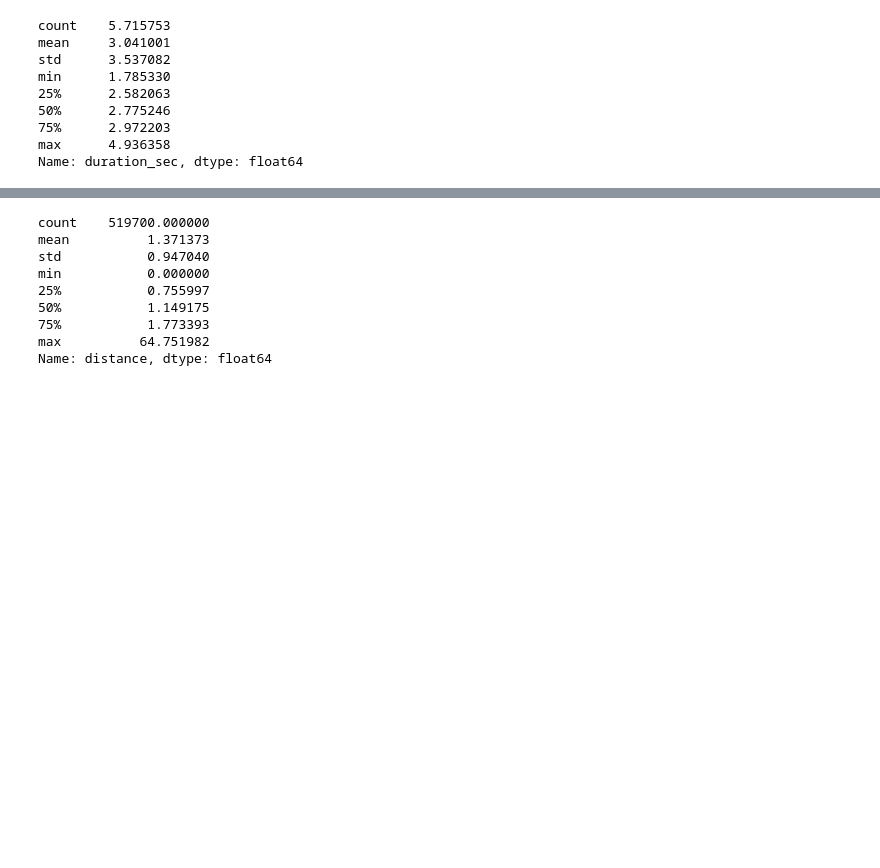
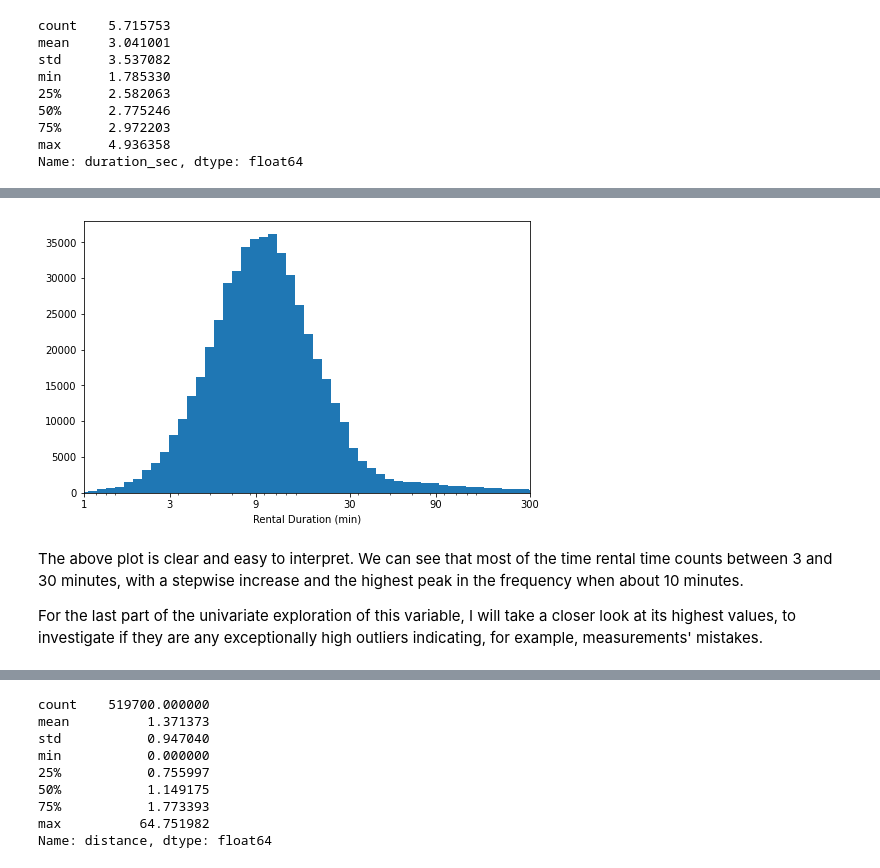
Before and after one commit to maggiekiraga/udacity-data-visualizations, a Jupyter notebook: exploratory_data_visualizations.ipynb, the cells around one changed output, grey strips where cells are left out. Saved outputs shown, nothing was run; the diff lists cells and outputs as text; code cells hidden in the pictures; blank space fills up the shorter version.

```diff
--- a/exploratory_data_visualizations.ipynb
+++ b/exploratory_data_visualizations.ipynb
@@ -151,3 +151,20 @@ Lastly, for the univariate exploration of this variable, I will take a closer lo
+# %%
+log_binsize = 0.05
+bins = 10 ** np.arange(1.7, np.log10(trip_data['duration_sec'].max())+log_binsize, log_binsize)
+
+plt.figure(figsize=[8, 5])
+plt.hist(data = trip_data, x = 'duration_sec', bins = bins)
+plt.xscale('log')
+plt.xticks([60, 180, 540, 1800, 5400, 18000], [1, 3, 9, 30, 90, 300])
+plt.xlabel('Rental Duration (min)')
+plt.xlim((60,18000))
+plt.show()
+# %% [output]
+[figure, added]
+# %% [markdown]
+The above plot is clear and easy to interpret. We can see that most of the time rental time counts between 3 and 30 minutes, with a stepwise increase and the highest peak in the frequency when about 10 minutes.
+
+For the last part of the univariate exploration of this variable, I will take a closer look at its highest values, to investigate if they are any exceptionally high outliers indicating, for example, measurements' mistakes.
 # %%
 # here I will select the values of 2500 sec and above, as they seem to be at the begin on the long tail in
 # the second of the above figures
```
Also changed, not shown: parts of 61 cells of this notebook.
